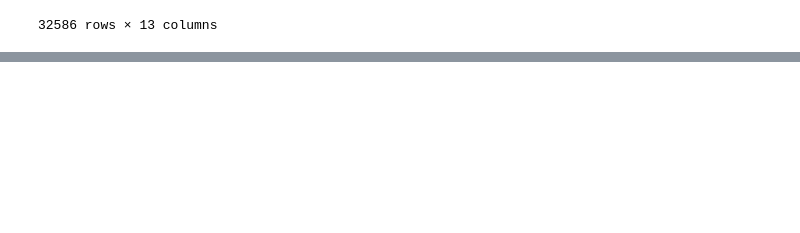
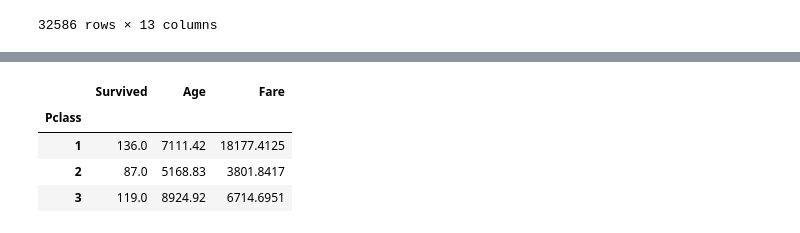
Before and after one commit to akhileshdutt/DataScience_learning, a Jupyter notebook: Libraries/Pandas/Pandas_Advance.ipynb, the cells around one changed output, grey strips where cells are left out. Drawn from its saved outputs; the diff is of its cells as text; code cells hidden in the pictures; blank space fills up the shorter version.

```diff
--- a/Libraries/Pandas/Pandas_Advance.ipynb
+++ b/Libraries/Pandas/Pandas_Advance.ipynb
@@ -1219,0 +1251,10 @@ df
+# %%
+df1=grp.mean(numeric_only=True)
+# %%
+df1.drop(columns=["PassengerId","SibSp","Parch"])
+# %% [output]
+|  | Survived | Age | Fare |
+| Pclass |  |  |  |
+| 1 | 136.0 | 7111.42 | 18177.4125 |
+| 2 | 87.0 | 5168.83 | 3801.8417 |
+| 3 | 119.0 | 8924.92 | 6714.6951 |
```
Also changed, not shown: parts of 19 cells of this notebook.
